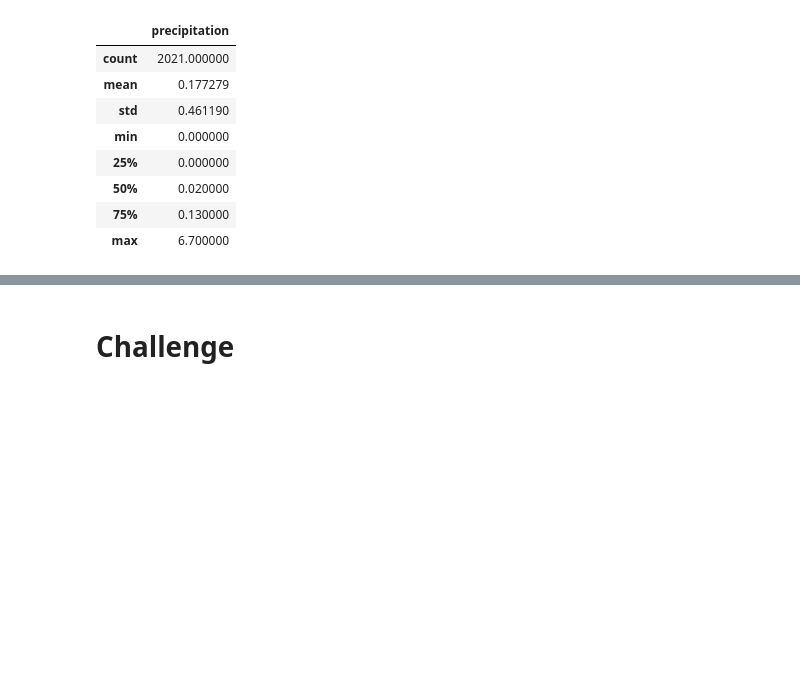
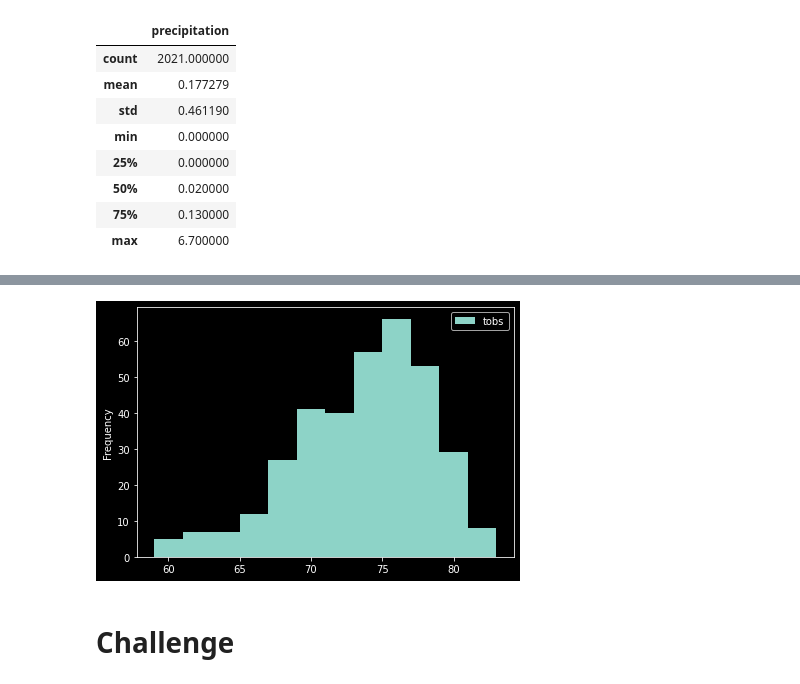
Before and after one commit to Yaye2021/Surfs_up, a Jupyter notebook: climate_analysis.ipynb, the cells around one changed output, grey strips where cells are left out. Cells and saved outputs as stored; diff of their text form; code cells hidden in the pictures; blank space fills up the shorter version.

Commit message:
Adding temperature analysis

```diff
--- a/climate_analysis.ipynb
+++ b/climate_analysis.ipynb
@@ -144,0 +170,13 @@ df.describe()
+# %%
+# Choose the station with the highest number of temperature observations.
+# Query the last 12 months of temperature observation data for this station and plot the results as a histogram
+#1. Query para obtener la cuenta de todas las observaciones (measurement.tobs)
+#2. Se filtran las estaciones usando la más activa que es la USC00519281
+#3. Dado que se requieren los datos más recientes, se filtran por fecha (>= año previo)
+#4. Se añade el .all() al final para ver el resultado como una lista
+#5. Como todo se guarda en results, se llama con print()
+
+results = session.query(Measurement.tobs).\
+filter(Measurement.station == 'USC00519281').\
+filter(Measurement.date >= prev_year).all()
+print (results)
@@ -144,0 +185,5 @@ df.describe()
+# %%
+#Convert the Temperature Observation Results to a DataFrame
+
+df_1= pd.DataFrame(results, columns=['tobs'])
+df_1
@@ -145,3 +204,10 @@ df.describe()
+# %%
+#Plot the Temperature Observations
+#Creating an histogram with the temperature observations
+df_1.plot.hist(bins=12) #bins, se refiere al número de barras que se ven en el gráfico
+plt.tight_layout() #esta función comprime el eje X para que quepa en la caja que contiene a la gráfica
+# %% [output]
+[figure, added]
 # %%
 # Write a function called `calc_temps` that will accept start date and end date in the format '%Y-%m-%d'
 # and return the minimum, average, and maximum temperatures for that range of dates
```
Also changed, not shown: parts of 9 cells of this notebook.
